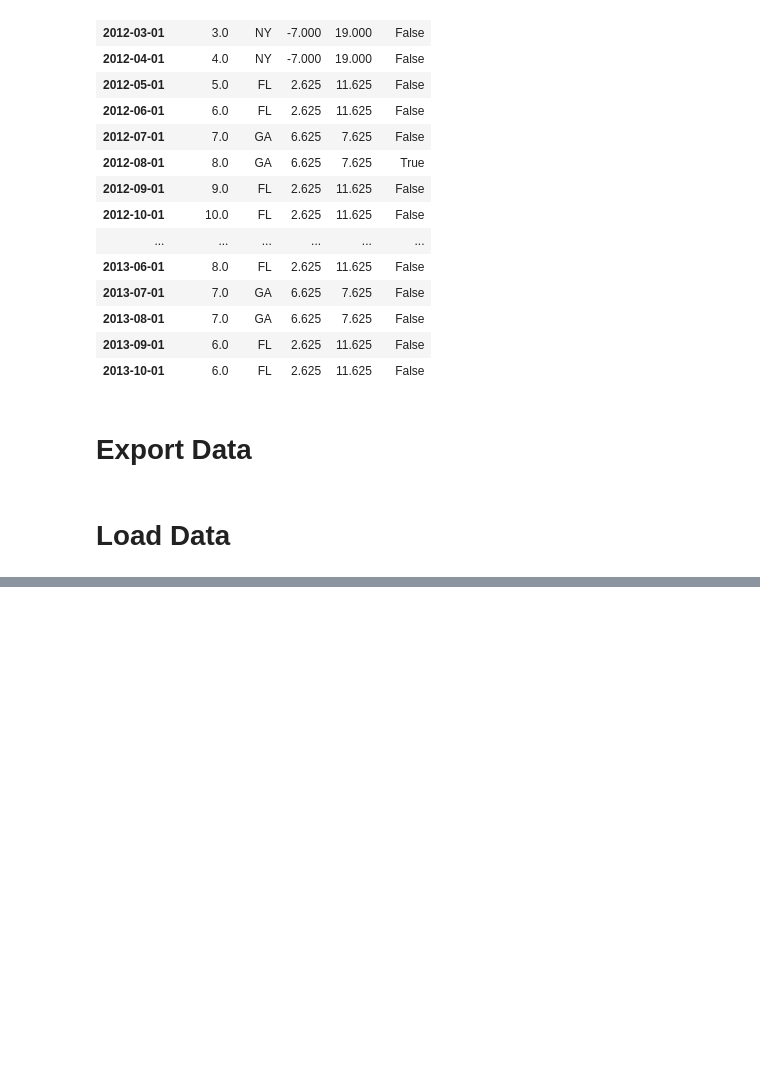
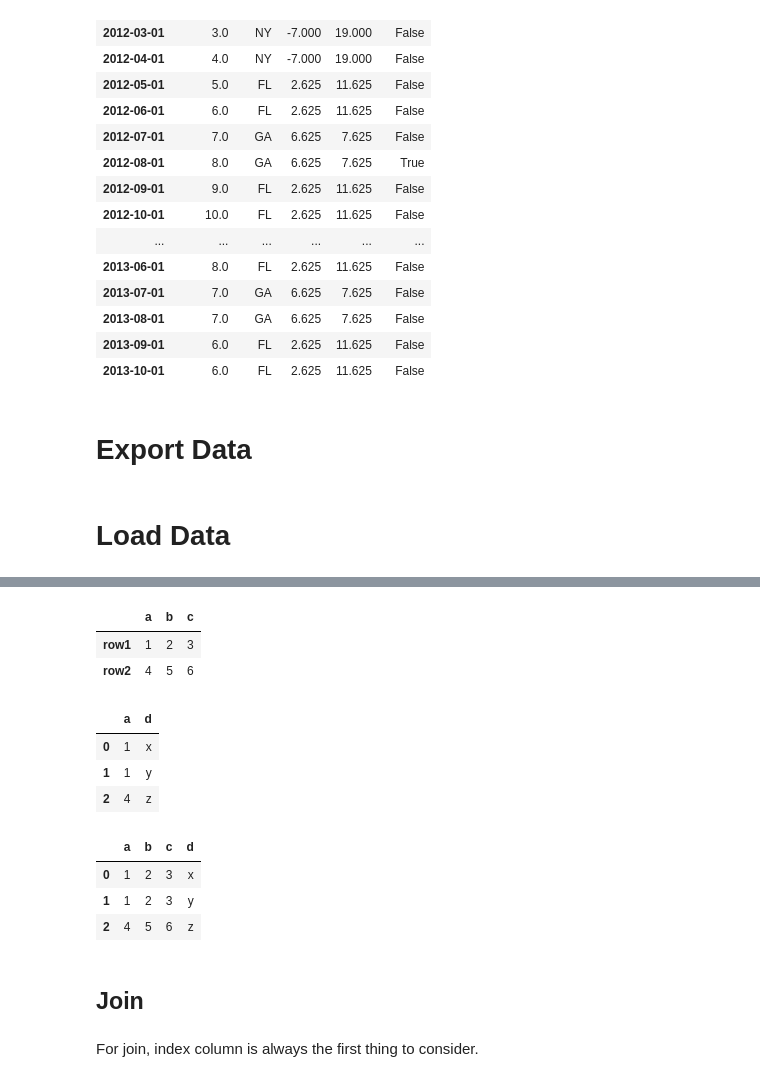
Before and after one commit to douyujie/ml_building_blocks, a Jupyter notebook: Pandas Go.ipynb, the cells around one changed output, grey strips where cells are left out. Cells and saved outputs as stored; diff of their text form; code cells hidden in the pictures; blank space fills up the shorter version.

```diff
--- a/Pandas Go.ipynb
+++ b/Pandas Go.ipynb
@@ -550,0 +587,32 @@ newdf
+# %%
+import pandas as pd
+
+d = {'row1': [1, 2, 3], 'row2': [4, 5, 6]}
+df = pd.DataFrame(d)
+df.index = ['a', 'b', 'c']
+df = df.T
+df
+# %% [output]
+|  | a | b | c |
+| row1 | 1 | 2 | 3 |
+| row2 | 4 | 5 | 6 |
+# %%
+dd = {'a': [1, 1, 4], 'd': ['x', 'y', 'z']}
+dff = pd.DataFrame(dd)
+dff
+# %% [output]
+|  | a | d |
+| 0 | 1 | x |
+| 1 | 1 | y |
+| 2 | 4 | z |
+# %%
+df.merge(dff) # merge 会自己发现相同的列进行合并，也可以指定 on='a' 进行 a 列的合并
+# %% [output]
+|  | a | b | c | d |
+| 0 | 1 | 2 | 3 | x |
+| 1 | 1 | 2 | 3 | y |
+| 2 | 4 | 5 | 6 | z |
+# %% [markdown]
+## Join
+# %% [markdown]
+For join, index column is always the first thing to consider.
```
Also changed, not shown: parts of 25 cells of this notebook, 1 other file.
